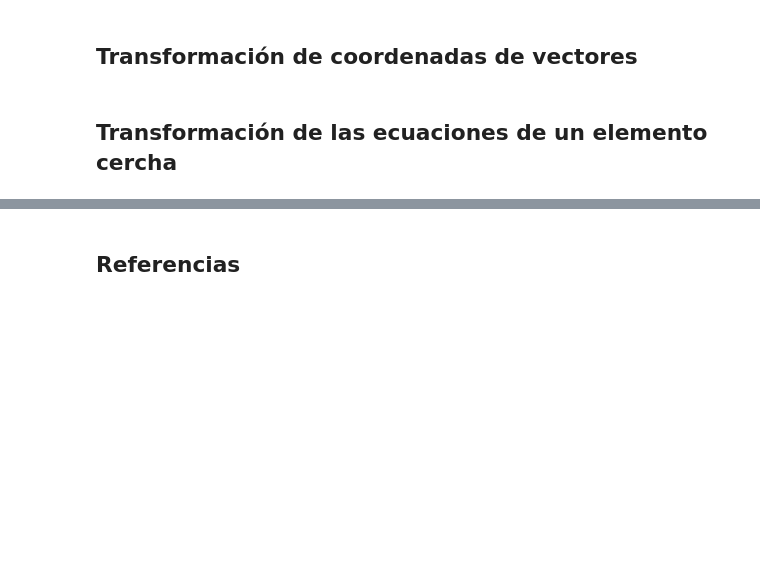
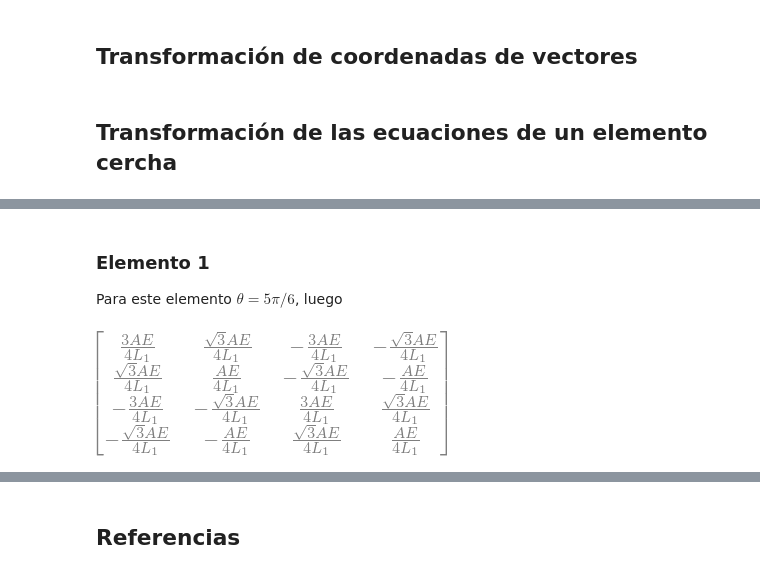
Before and after one commit to AppliedMechanics-EAFIT/modelacion_computacional, a Jupyter notebook: notebooks/07b_cerchas_cambio_coordenadas.ipynb, the cells around one changed output, grey strips where cells are left out. Saved outputs shown, nothing was run; the diff lists cells and outputs as text; code cells hidden in the pictures; blank space fills up the shorter version.

```diff
--- a/notebooks/07b_cerchas_cambio_coordenadas.ipynb
+++ b/notebooks/07b_cerchas_cambio_coordenadas.ipynb
@@ -12,0 +147,9 @@ init_session()
+# %% [markdown]
+### Elemento 1
+
+Para este elemento $\theta = 5\pi/6$, luego
+# %%
+rigidez_1 = T.T.subs(theta, 5*pi/6) * rigidez_local.subs(L, L1) * T.subs(theta, 5*pi/6)
+rigidez_1
+# %% [output]
+[figure, added]
```
Also changed, not shown: parts of 13 cells of this notebook, 5 other files.
